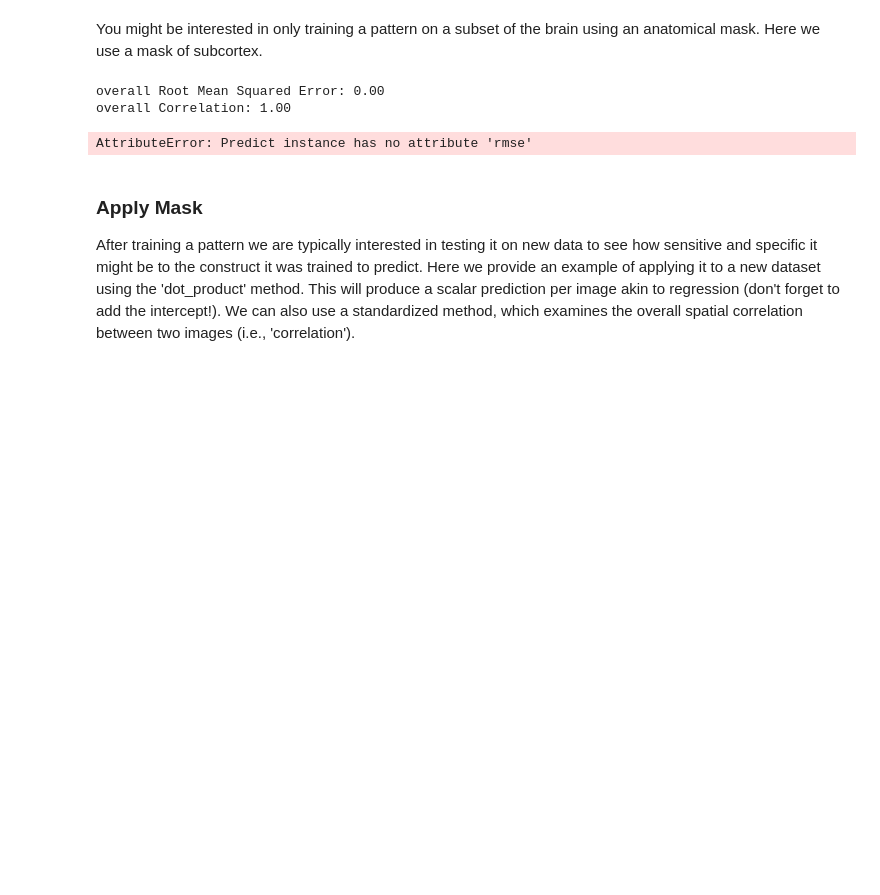
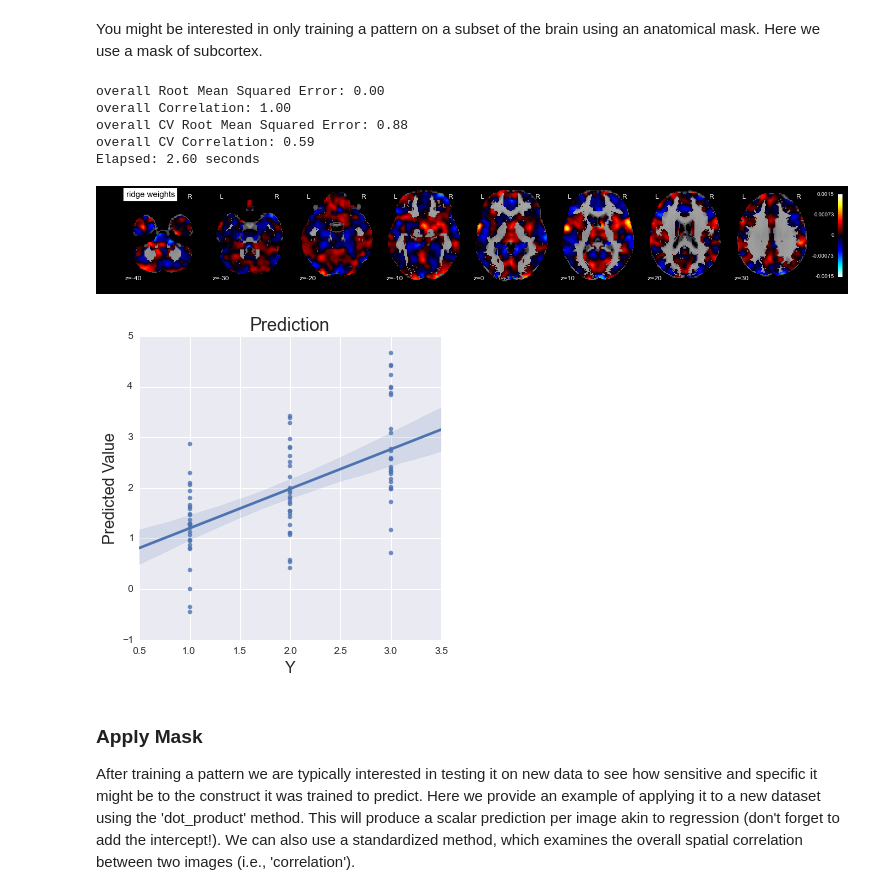
Before and after one commit to cosanlab/nltools, a Jupyter notebook: scripts/Chang_ML_fMRI_Tutorial.ipynb, the cells around one changed output. Drawn from its saved outputs; the diff is of its cells as text; code cells hidden in the pictures; blank space fills up the shorter version.

```diff
--- a/scripts/Chang_ML_fMRI_Tutorial.ipynb
+++ b/scripts/Chang_ML_fMRI_Tutorial.ipynb
@@ -203,24 +203,24 @@ Total Elapsed: 49.84 seconds
 # %%
 tic = time.time() #Start Timer
 
 
 mask = nb.load(os.path.join(get_resource_path(),'gray_matter_mask.nii.gz'))
 
 # Test Prediction with kfold xVal
 ridge = Predict(dat,Y,algorithm='ridge', output_dir=out_folder,
-              cv_dict = None,
+              cv_dict = {'type':'kfolds','n_folds':5, 'subject_id':holdout},
               mask = mask)
-ridge.predict(save_plot=False)
-ridge.rmse
-# ridge = Predict(dat,Y,algorithm='ridge', output_dir=out_folder,
-#               cv_dict = {'type':'kfolds','n_folds':5, 'subject_id':holdout},
-#               mask = mask)
+ridge.predict()
 
 print 'Elapsed: %.2f seconds' % (time.time() - tic) #Stop timer
 # %% [output]
 overall Root Mean Squared Error: 0.00
 overall Correlation: 1.00
+overall CV Root Mean Squared Error: 0.88
+overall CV Correlation: 0.59
+Elapsed: 2.60 seconds
-AttributeError: Predict instance has no attribute 'rmse'
+[figure, added]
+[figure, added]
 # %% [markdown]
 ### Apply Mask
 <p>After training a pattern we are typically interested in testing it on new data to see how sensitive and specific it might be to the construct it was trained to predict.  Here we provide an example of applying it to a new dataset using the 'dot_product' method.  This will produce a scalar prediction per image akin to regression (don't forget to add the intercept!). We can also use a standardized method, which examines the overall spatial correlation between two images (i.e., 'correlation').</p>
```
Also changed, not shown: 3 other files.
